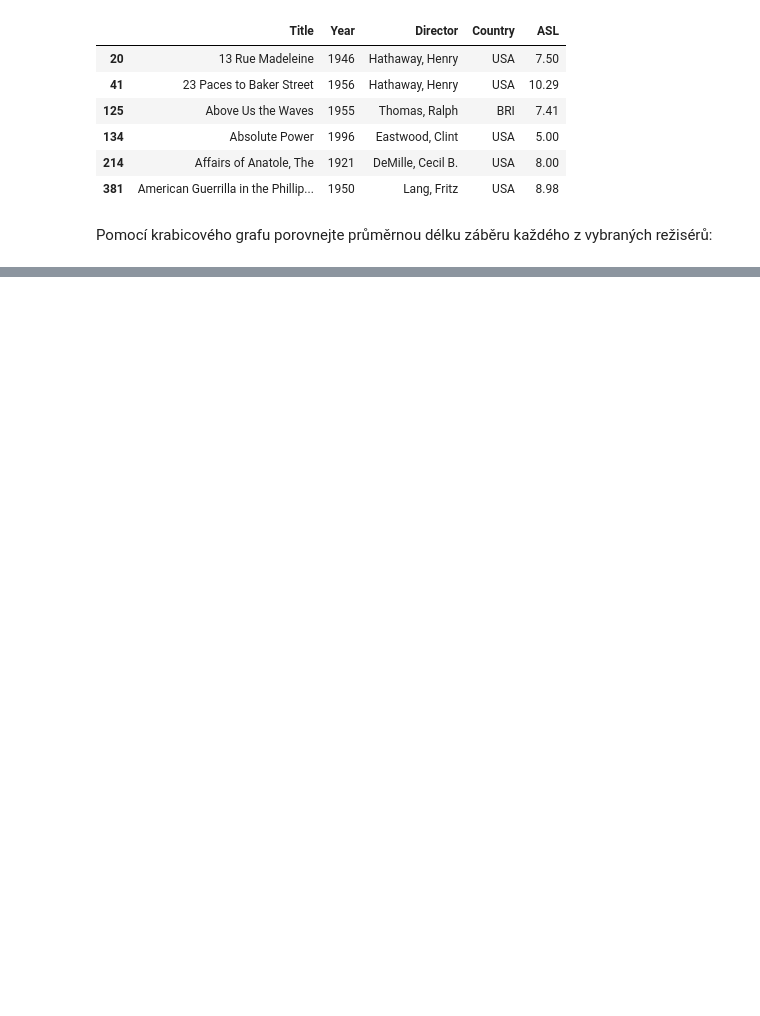
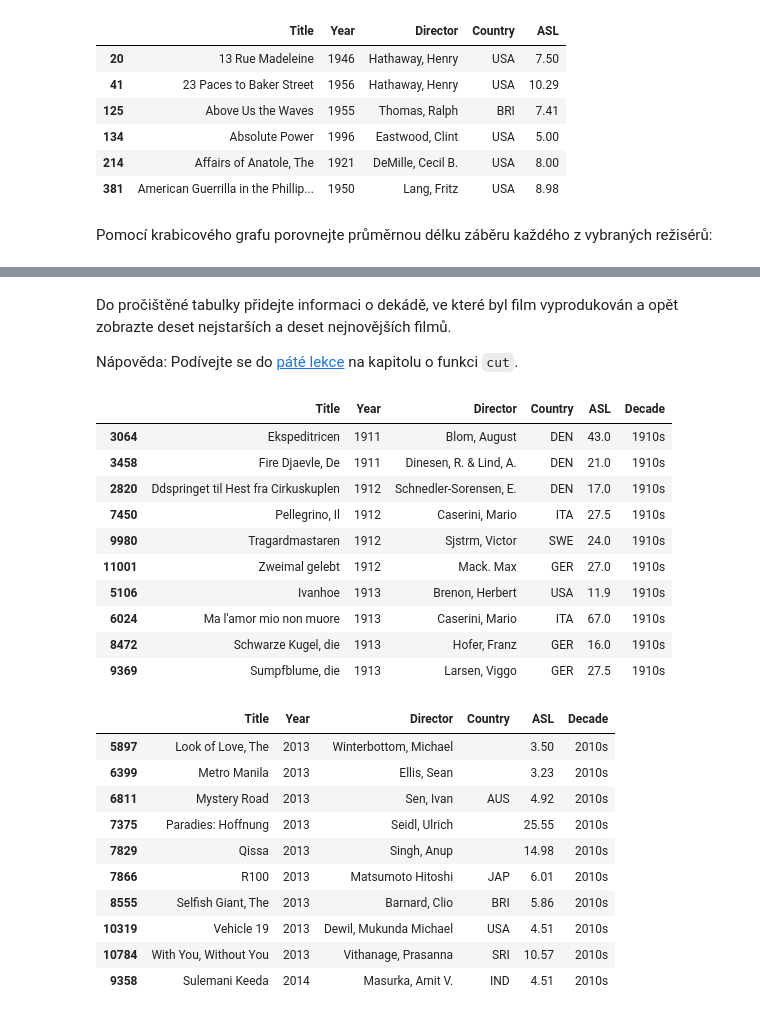
Before and after one commit to lich-uct/r_tutorial, a Jupyter notebook: procvicovani/ulohy_reseni.ipynb, the cells around one changed output, grey strips where cells are left out. Drawn from its saved outputs; the diff is of its cells as text; code cells hidden in the pictures; blank space fills up the shorter version.

```diff
--- a/procvicovani/ulohy_reseni.ipynb
+++ b/procvicovani/ulohy_reseni.ipynb
@@ -392,0 +549,38 @@ mean of x
+# %% [markdown]
+Do pročištěné tabulky přidejte informaci o dekádě, ve které byl film vyprodukován a opět zobrazte deset nejstarších a deset nejnovějších filmů.
+
+Nápověda: Podívejte se do [páté lekce](../05/) na kapitolu o funkci `cut`.
+# %%
+decades <- seq(1900, 2020, 10)
+decade_factor <- cut(df_movies_sorted$Year, decades, right = F, labels = F)
+decade_factor <- as.factor(paste(
+    decades[decade_factor]
+    , "s"
+    , sep = ""
+))
+df_movies_sorted$Decade <- decade_factor
+head(df_movies_sorted, 10)
+tail(df_movies_sorted, 10)
+# %% [output]
+|  | Title | Year | Director | Country | ASL | Decade |
+| 3064 | Ekspeditricen | 1911 | Blom, August | DEN | 43.0 | 1910s |
+| 3458 | Fire Djaevle, De | 1911 | Dinesen, R. & Lind, A. | DEN | 21.0 | 1910s |
+| 2820 | Ddspringet til Hest fra Cirkuskuplen | 1912 | Schnedler-Sorensen, E. | DEN | 17.0 | 1910s |
+| 7450 | Pellegrino, Il | 1912 | Caserini, Mario | ITA | 27.5 | 1910s |
+| 9980 | Tragardmastaren | 1912 | Sjstrm, Victor | SWE | 24.0 | 1910s |
+| 11001 | Zweimal gelebt | 1912 | Mack. Max | GER | 27.0 | 1910s |
+| 5106 | Ivanhoe | 1913 | Brenon, Herbert | USA | 11.9 | 1910s |
+| 6024 | Ma l'amor mio non muore | 1913 | Caserini, Mario | ITA | 67.0 | 1910s |
+| 8472 | Schwarze Kugel, die | 1913 | Hofer, Franz | GER | 16.0 | 1910s |
+| 9369 | Sumpfblume, die | 1913 | Larsen, Viggo | GER | 27.5 | 1910s |
+|  | Title | Year | Director | Country | ASL | Decade |
+| 5897 | Look of Love, The | 2013 | Winterbottom, Michael |  | 3.50 | 2010s |
+| 6399 | Metro Manila | 2013 | Ellis, Sean |  | 3.23 | 2010s |
+| 6811 | Mystery Road | 2013 | Sen, Ivan | AUS | 4.92 | 2010s |
+| 7375 | Paradies: Hoffnung | 2013 | Seidl, Ulrich |  | 25.55 | 2010s |
+| 7829 | Qissa | 2013 | Singh, Anup |  | 14.98 | 2010s |
+| 7866 | R100 | 2013 | Matsumoto Hitoshi | JAP | 6.01 | 2010s |
+| 8555 | Selfish Giant, The | 2013 | Barnard, Clio | BRI | 5.86 | 2010s |
+| 10319 | Vehicle 19 | 2013 | Dewil, Mukunda Michael | USA | 4.51 | 2010s |
+| 10784 | With You, Without You | 2013 | Vithanage, Prasanna | SRI | 10.57 | 2010s |
+| 9358 | Sulemani Keeda | 2014 | Masurka, Amit V. | IND | 4.51 | 2010s |
```
Also changed, not shown: parts of 35 cells of this notebook.
